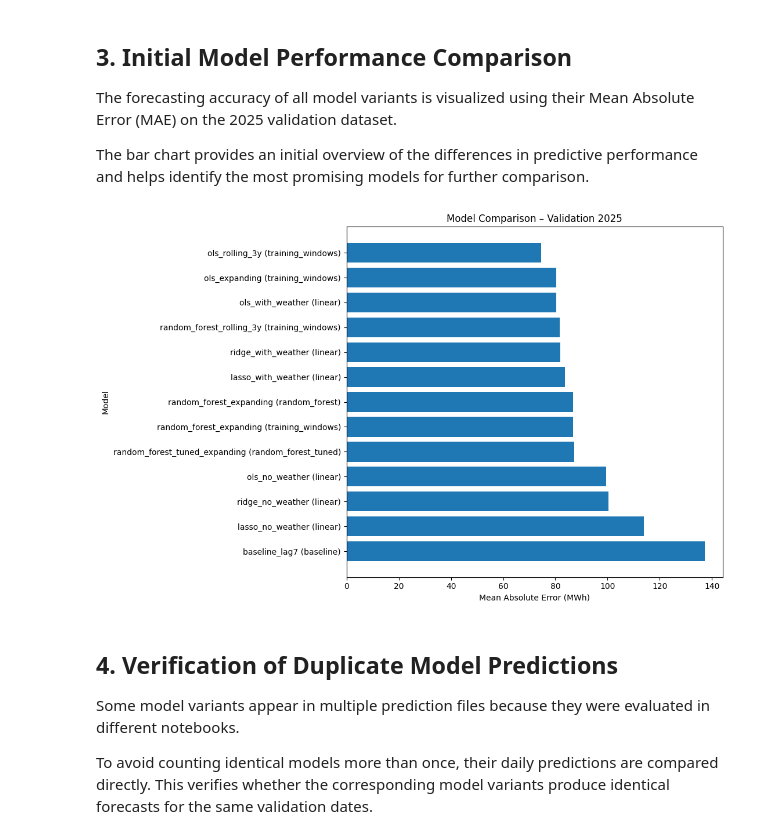
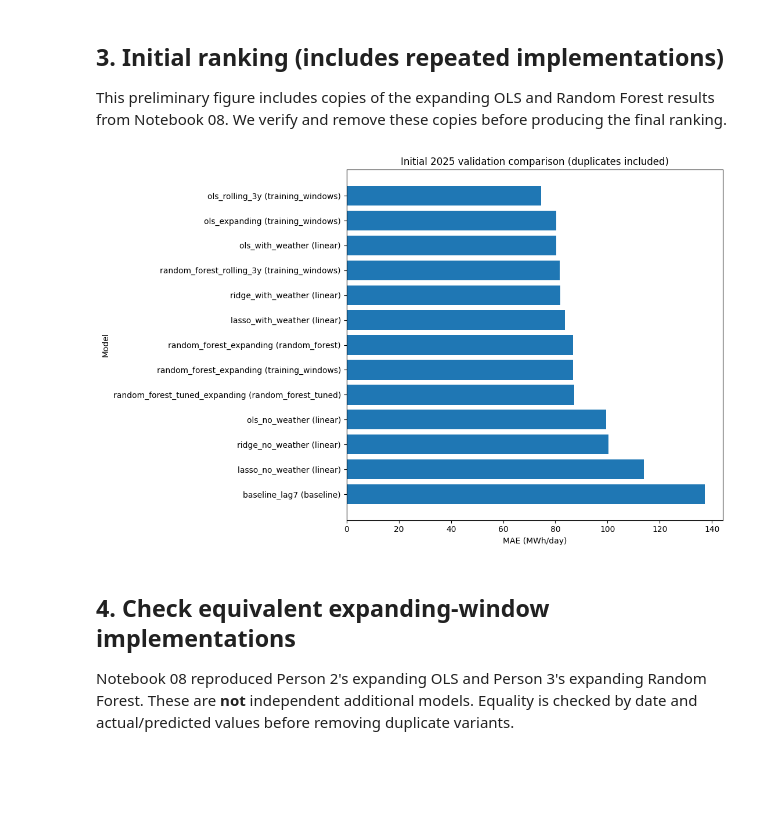
Before and after one commit to LaraMileto/DSF_forecasting_electricity_consumption_Basel, a Jupyter notebook: code/10_model_comparison.ipynb, the cells around one changed output. Saved outputs shown, nothing was run; the diff lists cells and outputs as text; code cells hidden in the pictures; blank space fills up the shorter version.

```diff
--- a/code/10_model_comparison.ipynb
+++ b/code/10_model_comparison.ipynb
@@ -111,44 +138,20 @@ display(comparison.round(2))
 # %% [markdown]
+## 3. Initial ranking (includes repeated implementations)
 
-## 3. Initial Model Performance Comparison
-
-The forecasting accuracy of all model variants is visualized using their Mean Absolute Error (MAE) on the 2025 validation dataset.
-
-The bar chart provides an initial overview of the differences in predictive performance and helps identify the most promising models for further comparison.
+This preliminary figure includes copies of the expanding OLS and Random Forest results from Notebook 08. We verify and remove these copies before producing the final ranking.
 # %%
-
-# Visual comparison of model performance
-
 plot_data = comparison.copy()
-
-# Create labels including the source
-plot_data["label"] = (
-    plot_data["model"] + " (" + plot_data["source"] + ")"
-)
-
-plt.figure(figsize=(11, 7))
-
-plt.barh(
-    plot_data["label"],
-    plot_data["MAE"]
-)
-
-plt.xlabel("Mean Absolute Error (MWh)")
-plt.ylabel("Model")
-plt.title("Model Comparison – Validation 2025")
-
-# Best-performing model at the top
-plt.gca().invert_yaxis()
-
+plot_data["label"] = plot_data["model"] + " (" + plot_data["source"] + ")"
+fig, ax = plt.subplots(figsize=(11, 7))
+ax.barh(plot_data["label"], plot_data["MAE"])
+ax.set(xlabel="MAE (MWh/day)", ylabel="Model", title="Initial 2025 validation comparison (duplicates included)")
+ax.invert_yaxis()
 plt.tight_layout()
 plt.show()
 # %% [output]
-[figure, old version]
+[figure, new version]
 # %% [markdown]
+## 4. Check equivalent expanding-window implementations
 
-## 4. Verification of Duplicate Model Predictions
-
-Some model variants appear in multiple prediction files because they were evaluated in different notebooks.
-
-To avoid counting identical models more than once, their daily predictions are compared directly. This verifies whether the corresponding model variants produce identical forecasts for the same validation dates.
+Notebook 08 reproduced Person 2's expanding OLS and Person 3's expanding Random Forest. These are **not** independent additional models. Equality is checked by date and actual/predicted values before removing duplicate variants.
 # %%
```
Also changed, not shown: parts of 17 cells of this notebook, 6 other files.
